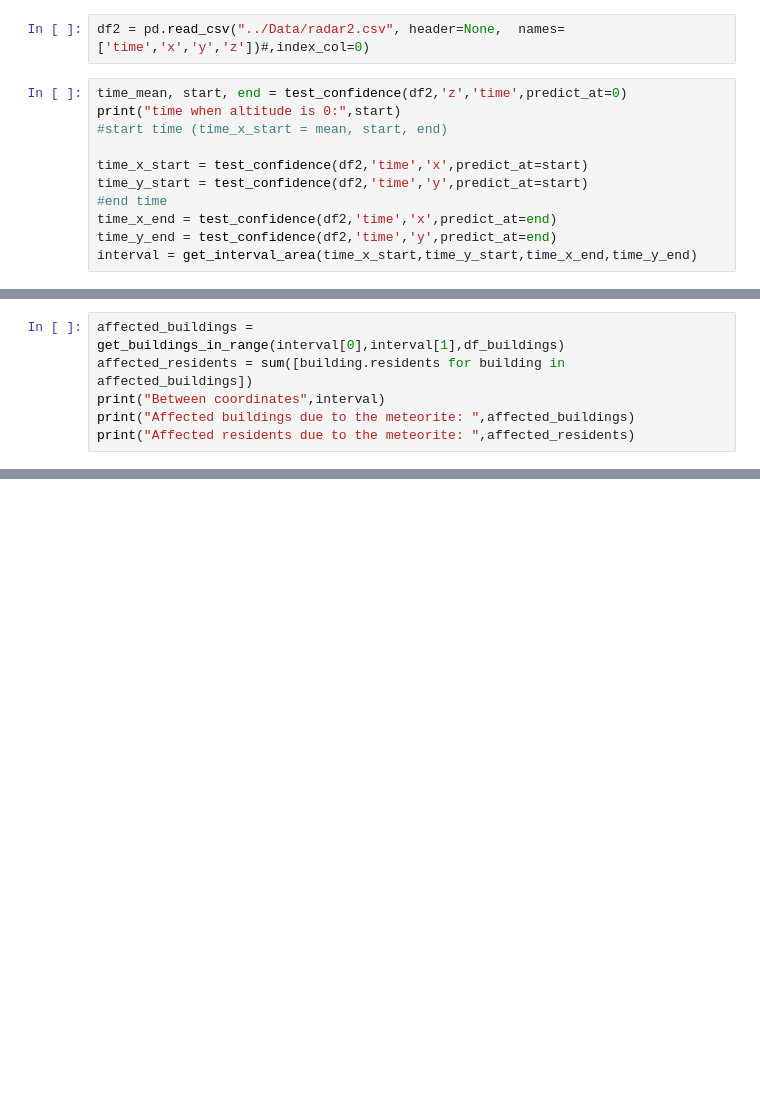
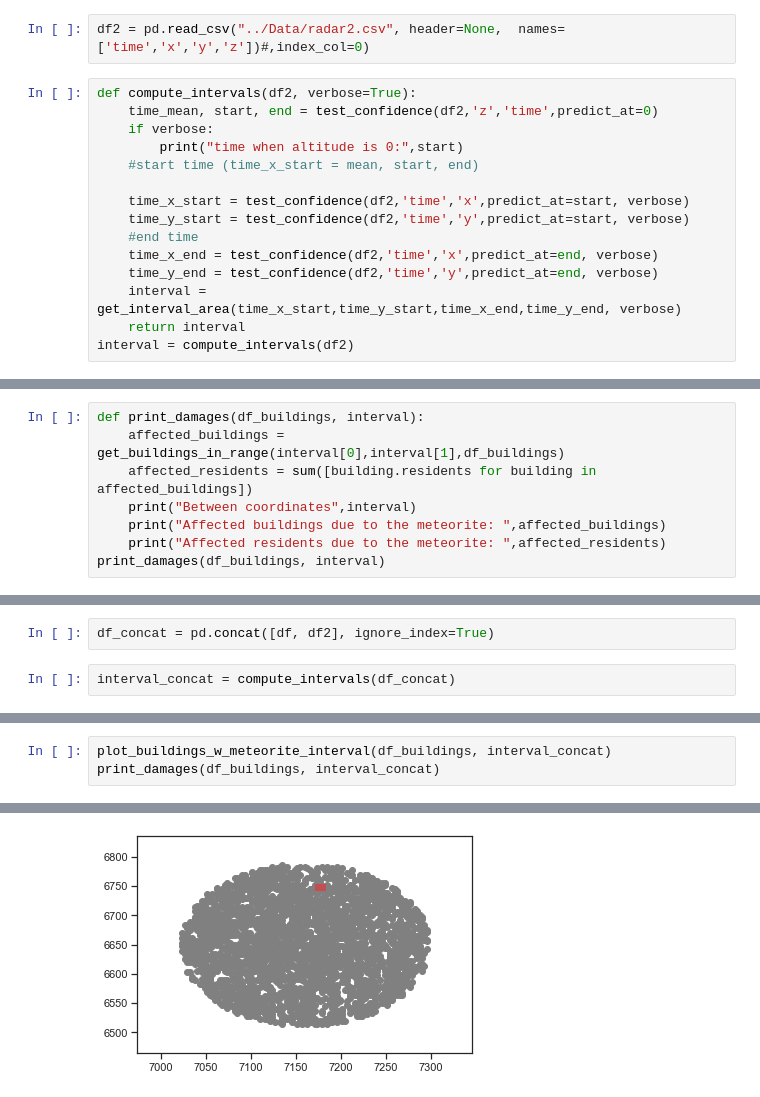
Before and after one commit to Noixas/The-Last-Judgement-Meteorite-Prediction, a Jupyter notebook: Code/TheLastJudgement.ipynb, the cells around one changed output, grey strips where cells are left out. Saved outputs shown, nothing was run; the diff lists cells and outputs as text; blank space fills up the shorter version.

Commit message:
concat radar datasets

```diff
--- a/Code/TheLastJudgement.ipynb
+++ b/Code/TheLastJudgement.ipynb
@@ -575,13 +578,17 @@ Affected residents due to the meteorite:  13.0
 # %%
 df2 = pd.read_csv("../Data/radar2.csv", header=None,  names=['time','x','y','z'])#,index_col=0)
 # %%
-time_mean, start, end = test_confidence(df2,'z','time',predict_at=0)
-print("time when altitude is 0:",start)
-#start time (time_x_start = mean, start, end)
+def compute_intervals(df2, verbose=True):
+    time_mean, start, end = test_confidence(df2,'z','time',predict_at=0)
+    if verbose:
+        print("time when altitude is 0:",start)
+    #start time (time_x_start = mean, start, end)
 
-time_x_start = test_confidence(df2,'time','x',predict_at=start)
-time_y_start = test_confidence(df2,'time','y',predict_at=start)
-#end time
-time_x_end = test_confidence(df2,'time','x',predict_at=end)
-time_y_end = test_confidence(df2,'time','y',predict_at=end)
-interval = get_interval_area(time_x_start,time_y_start,time_x_end,time_y_end)
+    time_x_start = test_confidence(df2,'time','x',predict_at=start, verbose)
+    time_y_start = test_confidence(df2,'time','y',predict_at=start, verbose)
+    #end time
+    time_x_end = test_confidence(df2,'time','x',predict_at=end, verbose)
+    time_y_end = test_confidence(df2,'time','y',predict_at=end, verbose)
+    interval = get_interval_area(time_x_start,time_y_start,time_x_end,time_y_end, verbose)
+    return interval
+interval = compute_intervals(df2)
@@ -605,6 +632,8 @@ fig.show()
 # %%
-affected_buildings = get_buildings_in_range(interval[0],interval[1],df_buildings)
-affected_residents = sum([building.residents for building in affected_buildings])
-print("Between coordinates",interval)
-print("Affected buildings due to the meteorite: ",affected_buildings)
-print("Affected residents due to the meteorite: ",affected_residents)
+def print_damages(df_buildings, interval):
+    affected_buildings = get_buildings_in_range(interval[0],interval[1],df_buildings)
+    affected_residents = sum([building.residents for building in affected_buildings])
+    print("Between coordinates",interval)
+    print("Affected buildings due to the meteorite: ",affected_buildings)
+    print("Affected residents due to the meteorite: ",affected_residents)
+print_damages(df_buildings, interval)
@@ -610,0 +660,4 @@ print("Affected residents due to the meteorite: ",affected_residents)
+# %%
+df_concat = pd.concat([df, df2], ignore_index=True)
+# %%
+interval_concat = compute_intervals(df_concat)
@@ -610,0 +682,4 @@ print("Affected residents due to the meteorite: ",affected_residents)
+# %%
+plot_buildings_w_meteorite_interval(df_buildings, interval_concat)
+print_damages(df_buildings, interval_concat)
+# %% [output]
@@ -610,0 +703 @@ print("Affected residents due to the meteorite: ",affected_residents)
+[figure, added]
```
Also changed, not shown: parts of 8 cells of this notebook.
